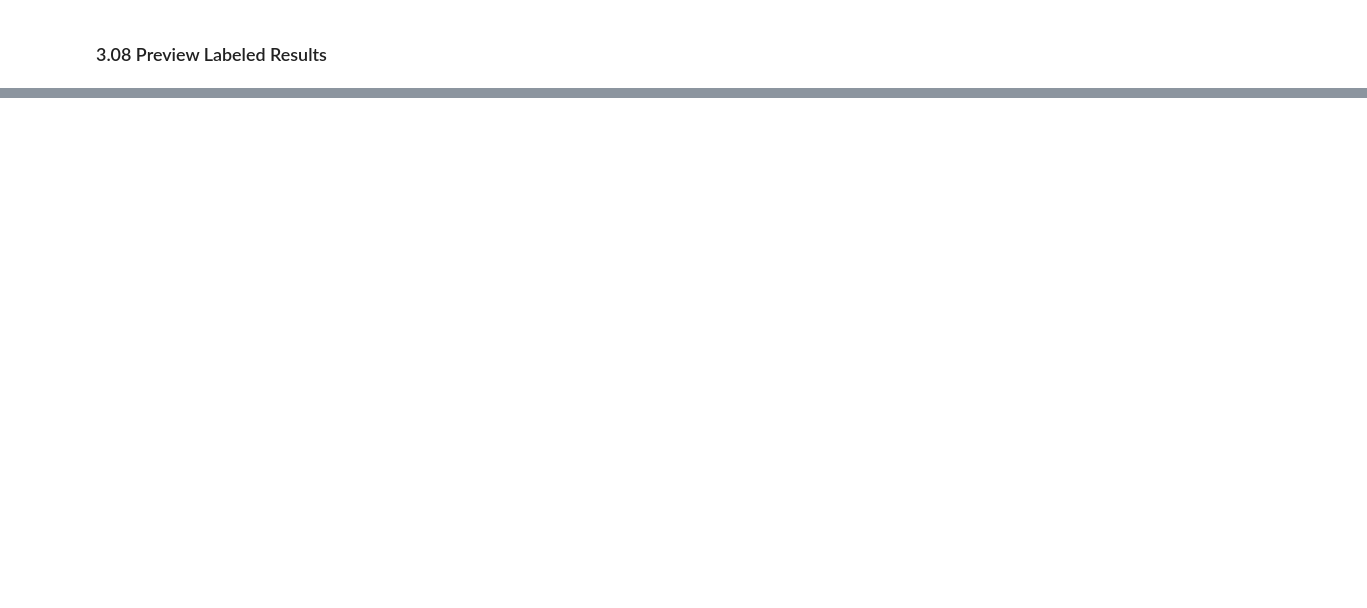
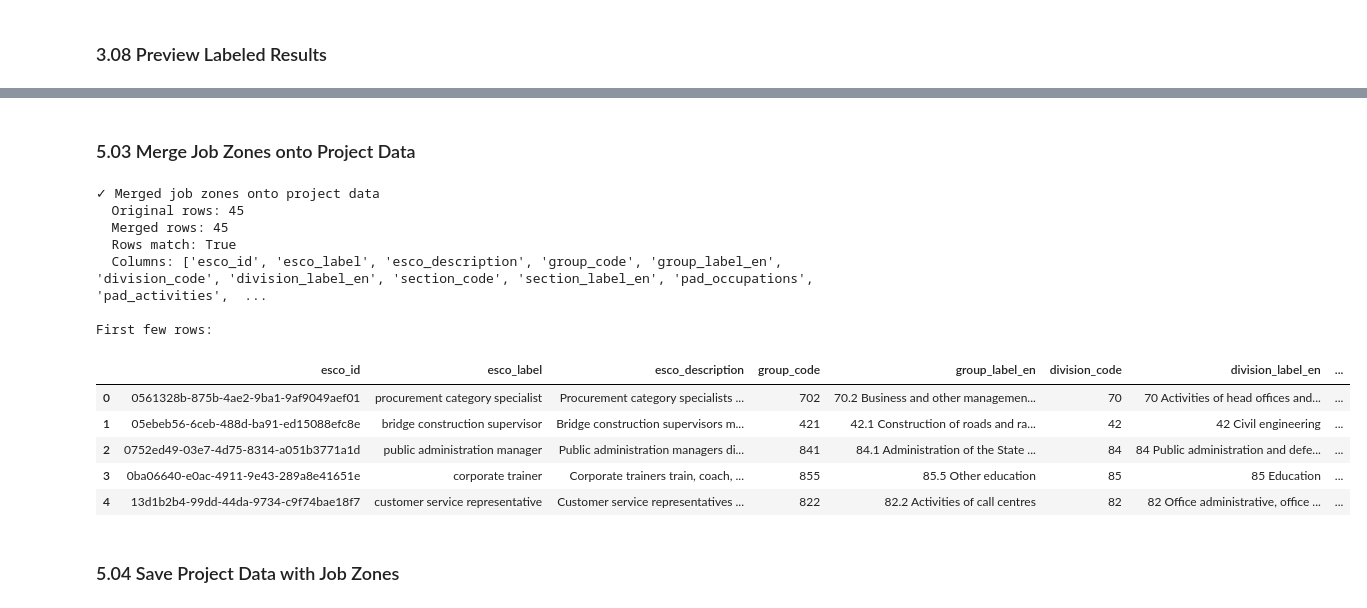
Before and after one commit to LaurenDahlin1/PAD2Skills, a Jupyter notebook: notebooks/09_onet_education.ipynb, the cells around one changed output, grey strips where cells are left out. Saved outputs shown, nothing was run; the diff lists cells and outputs as text; code cells hidden in the pictures; blank space fills up the shorter version.

```diff
--- a/notebooks/09_onet_education.ipynb
+++ b/notebooks/09_onet_education.ipynb
@@ -720,0 +919,9 @@ Job Zone 2 (Some Preparation):
+# %%
+# Re-read the ESCO O*NET job zones file
+job_zones_file = project_root / "data" / "silver" / "clean_esco" / "esco_onet_job_zones.csv"
+df_job_zones = pd.read_csv(job_zones_file)
+
+print(f"✓ Loaded {len(df_job_zones)} ESCO O*NET job zones")
+print(f"  Columns: {list(df_job_zones.columns)}")
+print(f"\nFirst few rows:")
+df_job_zones.head()
@@ -720,0 +968,33 @@ Job Zone 2 (Some Preparation):
+# %% [markdown]
+### 5.03 Merge Job Zones onto Project Data
+# %%
+# Left merge job zones onto the unique ESCO NACE file
+df_project_with_onet = df_unique_esco_nace.merge(
+    df_job_zones,
+    on='esco_id',
+    how='left'
+)
+
+print(f"✓ Merged job zones onto project data")
+print(f"  Original rows: {len(df_unique_esco_nace)}")
+print(f"  Merged rows: {len(df_project_with_onet)}")
+print(f"  Rows match: {len(df_project_with_onet) == len(df_unique_esco_nace)}")
+print(f"  Columns: {list(df_project_with_onet.columns)}")
+print(f"\nFirst few rows:")
+df_project_with_onet.head()
+# %% [output]
+✓ Merged job zones onto project data
+  Original rows: 45
+  Merged rows: 45
+  Rows match: True
+  Columns: ['esco_id', 'esco_label', 'esco_description', 'group_code', 'group_label_en', 'division_code', 'division_label_en', 'section_code', 'section_label_en', 'pad_occupations', 'pad_activities',  ...
+
+First few rows:
+|  | esco_id | esco_label | esco_description | group_code | group_label_en | division_code | division_label_en | ... |
+| 0 | 0561328b-875b-4ae2-9ba1-9af9049aef01 | procurement category specialist | Procurement category specialists ... | 702 | 70.2 Business and other managemen... | 70 | 70 Activities of head offices and... | ... |
+| 1 | 05ebeb56-6ceb-488d-ba91-ed15088efc8e | bridge construction supervisor | Bridge construction supervisors m... | 421 | 42.1 Construction of roads and ra... | 42 | 42 Civil engineering | ... |
+| 2 | 0752ed49-03e7-4d75-8314-a051b3771a1d | public administration manager | Public administration managers di... | 841 | 84.1 Administration of the State ... | 84 | 84 Public administration and defe... | ... |
+| 3 | 0ba06640-e0ac-4911-9e43-289a8e41651e | corporate trainer | Corporate trainers train, coach, ... | 855 | 85.5 Other education | 85 | 85 Education | ... |
+| 4 | 13d1b2b4-99dd-44da-9734-c9f74bae18f7 | customer service representative | Customer service representatives ... | 822 | 82.2 Activities of call centres | 82 | 82 Office administrative, office ... | ... |
+# %% [markdown]
+### 5.04 Save Project Data with Job Zones
```
Also changed, not shown: parts of 33 cells of this notebook, 2 other files.
